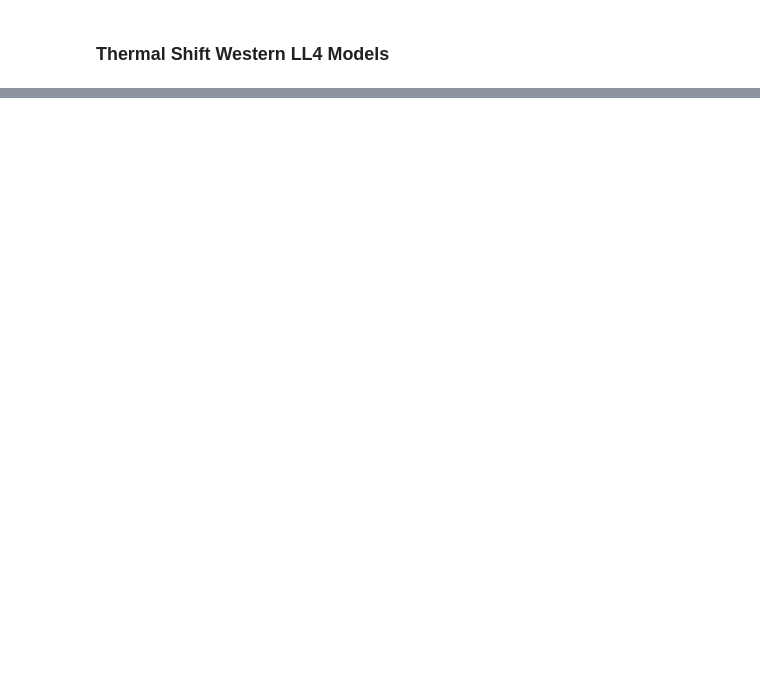
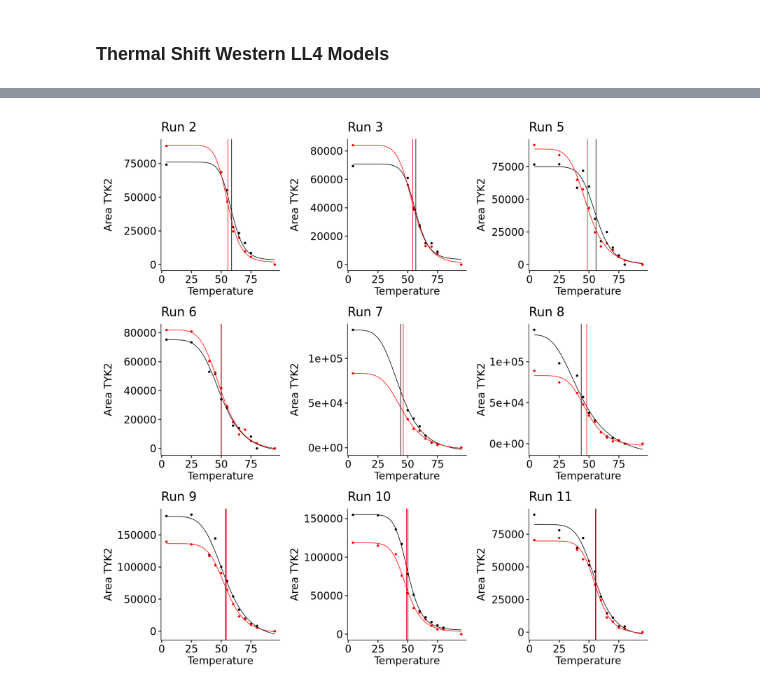
Before and after one commit to MiTPenguin/bms-dms, a Jupyter notebook: notebooks/Thermal-Shift-LL4.ipynb, the cells around one changed output, grey strips where cells are left out. Saved outputs shown, nothing was run; the diff lists cells and outputs as text; code cells hidden in the pictures; blank space fills up the shorter version.

```diff
--- a/notebooks/Thermal-Shift-LL4.ipynb
+++ b/notebooks/Thermal-Shift-LL4.ipynb
@@ -1,15 +1,2 @@
 # %% [markdown]
 ### Thermal Shift Western LL4 Models
-# %%
-library(ggpubr)
-library(drc)
-library(ggbeeswarm)
-library(broom)
-library(tidyverse)
-
-ll4 <- function(slope, emin, emax, ec50, x) {
-  value <- emin + ((emax - emin) / (1 + (slope * ((ec50) - (x)))))
-  return(value)
-}
-
-raw_data <- read_tsv("../validation/20240404_bulk_TSA_data.tsv")
@@ -40,0 +46,24 @@ drc_mod <- drm(tibble(raw_data$`Area TYK2`,
+# %%
+raw_data <- read_tsv("../validation/20240404_bulk_TSA_data.tsv")
+
+drc_models <- drm(tibble(raw_data$`Area TYK2`,
+           raw_data$Temperature),
+    curveid = str_c(raw_data$Run, "_", raw_data$Variant),
+    fct = LL.4())
+
+drc_params <- drc_models %>%
+    tidy() %>%
+    select(term, curve, estimate) %>%
+    pivot_wider(names_from = term, values_from = estimate) %>%
+    separate(curve, c("Run", "Variant"), "_") %>%
+    mutate(Run = as.numeric(Run)) %>%
+    nest(coefs = -Run)
+
+data_with_params <- raw_data %>%
+    nest(data = -Run) %>%
+    inner_join(drc_params)
+
+all_plots <- pmap(.l = list(data_with_params$data,
+               data_with_params$coefs,
+               str_c("Run ", data_with_params$Run)),
+     .f = plot_assay)
@@ -41 +80,6 @@ drc_mod <- drm(tibble(raw_data$`Area TYK2`,
+# %%
+options(repr.plot.width = 15, repr.plot.height = 15, warn = -1)
+wrap_plots(all_plots)
+# %% [output]
+[figure, added]
 # %%
```
Also changed, not shown: parts of 10 cells of this notebook, 3 other files.
